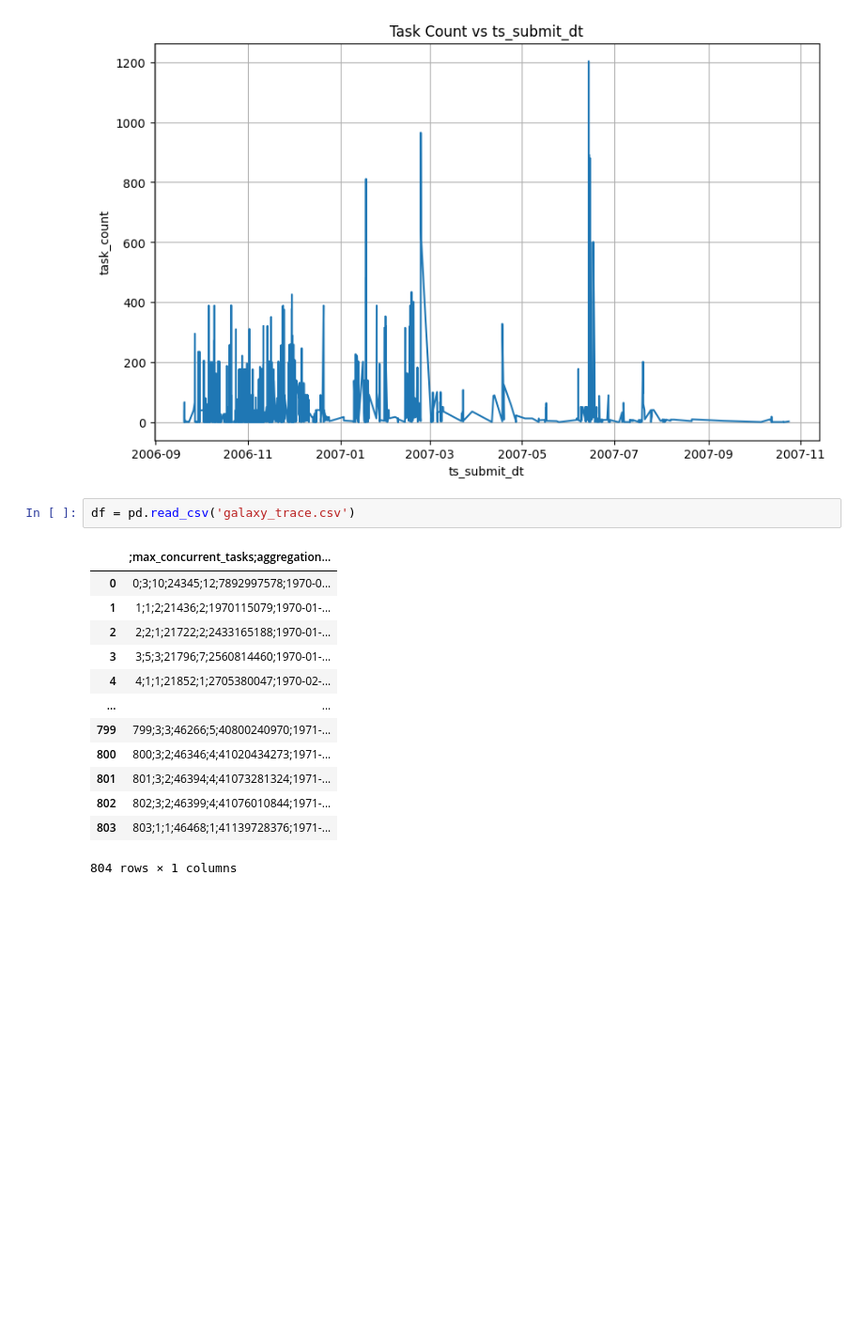
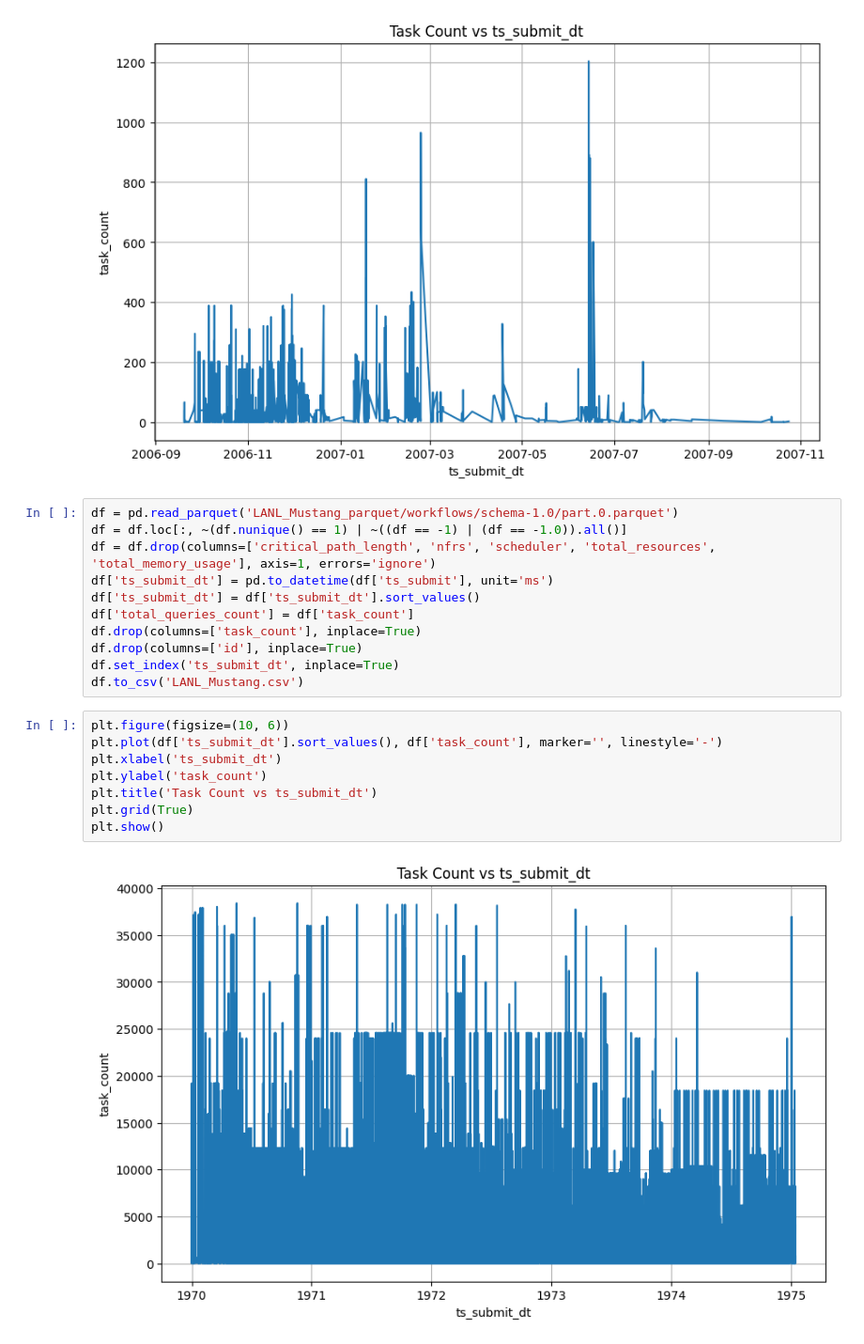
Before and after one commit to simonepascucci/stateful_mongoDB_autoscaler_with_RL, a Jupyter notebook: test.ipynb, the cells around one changed output. Shown: that part at 94% size. Drawn from its saved outputs; the diff is of its cells as text; blank space fills up the shorter version.

```diff
--- a/test.ipynb
+++ b/test.ipynb
@@ -129,19 +111,24 @@ plt.grid(True)
 plt.show()
 # %% [output]
 [figure]
-# %%
-df = pd.read_csv('galaxy_trace.csv')
-# %% [output]
-|  | ;max_concurrent_tasks;aggregation... |
-| 0 | 0;3;10;24345;12;7892997578;1970-0... |
-| 1 | 1;1;2;21436;2;1970115079;1970-01-... |
-| 2 | 2;2;1;21722;2;2433165188;1970-01-... |
-| 3 | 3;5;3;21796;7;2560814460;1970-01-... |
-| 4 | 4;1;1;21852;1;2705380047;1970-02-... |
-| ... | ... |
-| 799 | 799;3;3;46266;5;40800240970;1971-... |
-| 800 | 800;3;2;46346;4;41020434273;1971-... |
-| 801 | 801;3;2;46394;4;41073281324;1971-... |
-| 802 | 802;3;2;46399;4;41076010844;1971-... |
-| 803 | 803;1;1;46468;1;41139728376;1971-... |
-804 rows × 1 columns
+# %%
+df = pd.read_parquet('LANL_Mustang_parquet/workflows/schema-1.0/part.0.parquet')
+df = df.loc[:, ~(df.nunique() == 1) | ~((df == -1) | (df == -1.0)).all()]
+df = df.drop(columns=['critical_path_length', 'nfrs', 'scheduler', 'total_resources', 'total_memory_usage'], axis=1, errors='ignore')
+df['ts_submit_dt'] = pd.to_datetime(df['ts_submit'], unit='ms')
+df['ts_submit_dt'] = df['ts_submit_dt'].sort_values()
+df['total_queries_count'] = df['task_count']
+df.drop(columns=['task_count'], inplace=True)
+df.drop(columns=['id'], inplace=True)
+df.set_index('ts_submit_dt', inplace=True)
+df.to_csv('LANL_Mustang.csv')
+# %%
+plt.figure(figsize=(10, 6))
+plt.plot(df['ts_submit_dt'].sort_values(), df['task_count'], marker='', linestyle='-')
+plt.xlabel('ts_submit_dt')
+plt.ylabel('task_count')
+plt.title('Task Count vs ts_submit_dt')
+plt.grid(True)
+plt.show()
+# %% [output]
+[figure, added]
```
Also changed, not shown: parts of 9 cells of this notebook, 43 other files.
